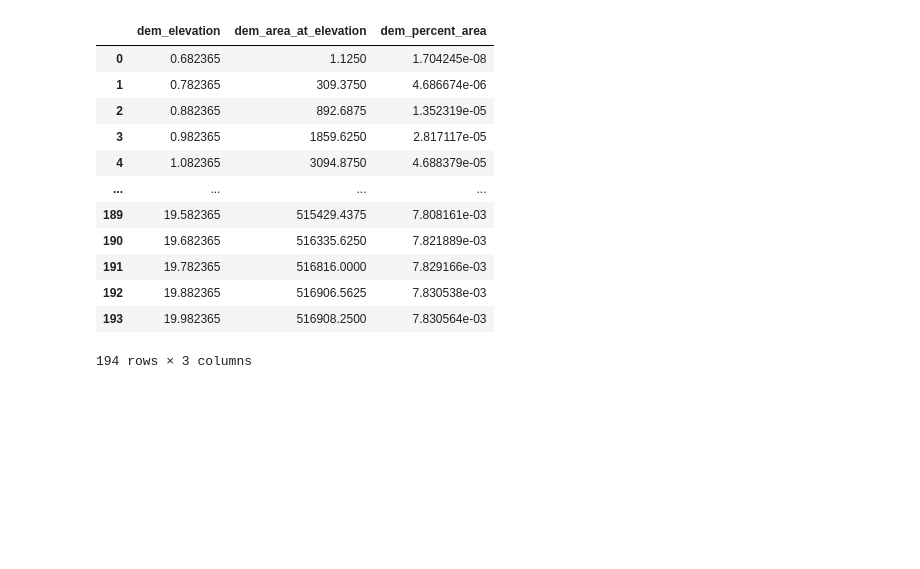
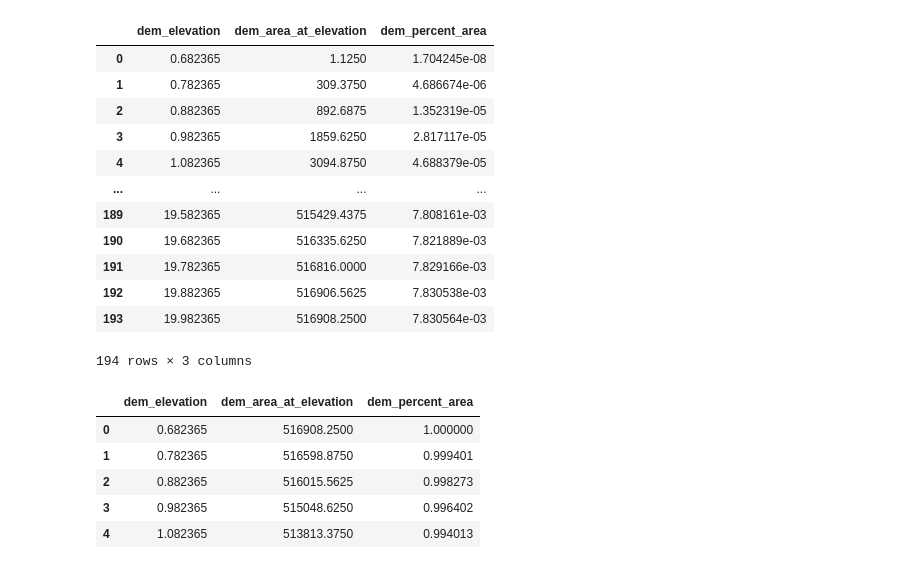
Before and after one commit to crvernon/atiim, a Jupyter notebook: noteboooks/quickstarter.ipynb, the cells around one changed output. Drawn from its saved outputs; the diff is of its cells as text; code cells hidden in the pictures; blank space fills up the shorter version.

```diff
--- a/noteboooks/quickstarter.ipynb
+++ b/noteboooks/quickstarter.ipynb
@@ -440,3 +440,12 @@ df
 | 192 | 19.882365 | 516906.5625 | 7.830538e-03 |
 | 193 | 19.982365 | 516908.2500 | 7.830564e-03 |
 194 rows × 3 columns
+# %%
+df.head()
+# %% [output]
+|  | dem_elevation | dem_area_at_elevation | dem_percent_area |
+| 0 | 0.682365 | 516908.2500 | 1.000000 |
+| 1 | 0.782365 | 516598.8750 | 0.999401 |
+| 2 | 0.882365 | 516015.5625 | 0.998273 |
+| 3 | 0.982365 | 515048.6250 | 0.996402 |
+| 4 | 1.082365 | 513813.3750 | 0.994013 |
```
Also changed, not shown: parts of 2 cells of this notebook, 1 other file.
